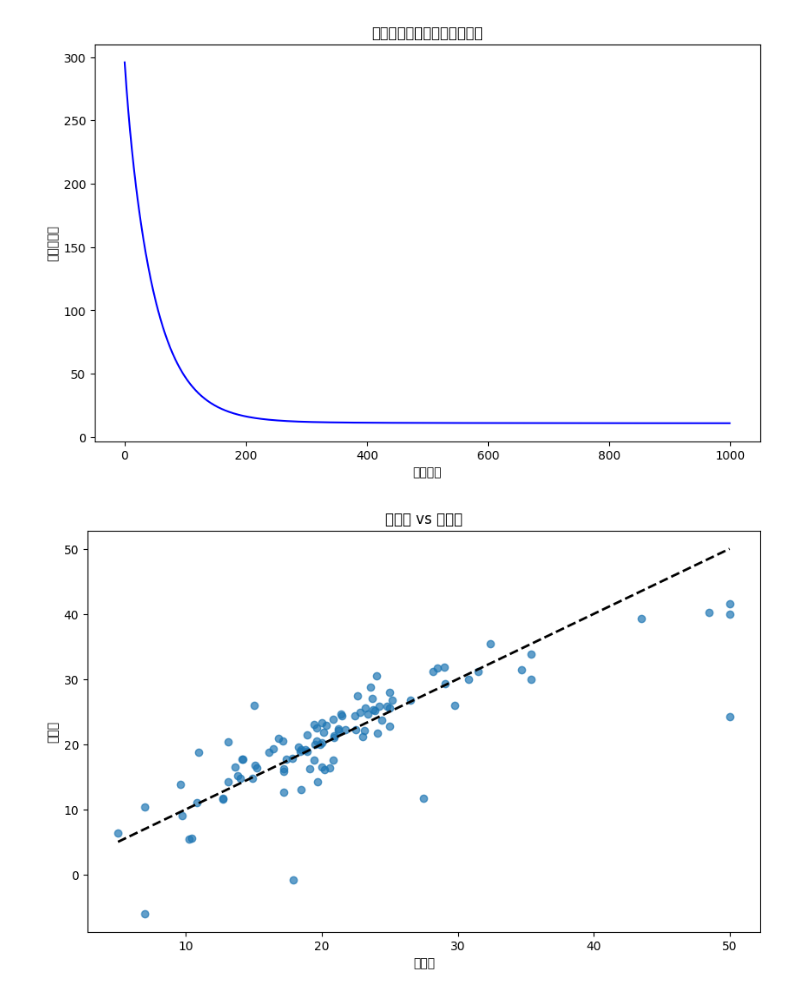
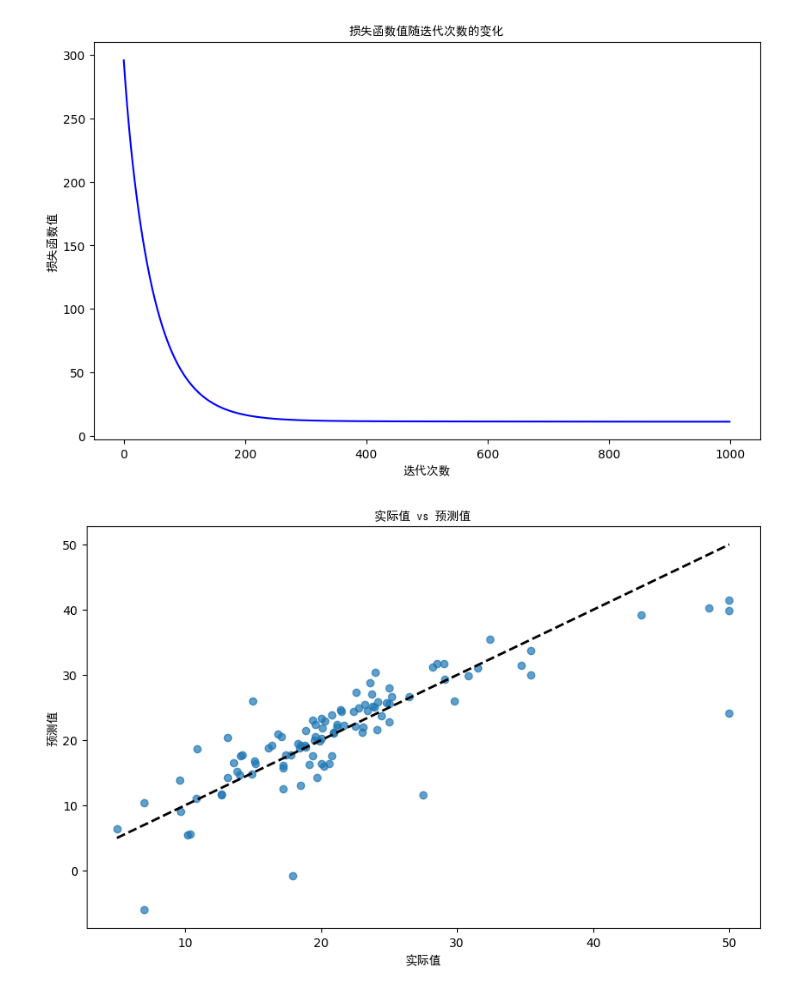
Before and after one commit to xiaoshunren/AI, a Jupyter notebook: Ai-Study/LINEARREGRESSION/boston_house_price.ipynb, the cells around one changed output. Drawn from its saved outputs; the diff is of its cells as text; code cells hidden in the pictures.

```diff
--- a/Ai-Study/LINEARREGRESSION/boston_house_price.ipynb
+++ b/Ai-Study/LINEARREGRESSION/boston_house_price.ipynb
@@ -1,4 +1,6 @@
 # %%
+# -*- coding: utf-8 -*-
+
 import matplotlib.pyplot as plt  # 数据可视化
 import pandas as pd  # 数据处理和分析
 import numpy as np  # 科学计算
@@ -8,6 +10,7 @@ from sklearn.model_selection import train_test_split  # 数据集划分
 from sklearn.preprocessing import StandardScaler  # 数据标准化
 from sklearn.linear_model import LinearRegression  # 线性回归模型
 from sklearn.metrics import mean_squared_error, r2_score  # 模型评估
+
 
 # 影响因素
 # CRIM（人均犯罪率） ; NOX（一氧化氮浓度） ; RM（住宅房间数）; AGE（1940年以前建造的住宅比例）; DIS（距离波士顿五个主要就业中心的加权距离）
@@ -25,7 +28,7 @@ from sklearn.metrics import mean_squared_error, r2_score  # 模型评估
 
 # 加载数据集
 file_path = 'C:\\Users\\10075\\Downloads\\Ai-Study\\DataSet\\Boston Housing.csv'
-data = pd.read_csv(file_path)
+data = pd.read_csv(file_path,encoding='utf-8')
 
 # 修正目标列名，去除多余空格
 data.rename(columns={'medv ': 'medv'}, inplace=True)
@@ -117,38 +120,38 @@ print(f'均方误差 (MSE): {mse}')
 print(f'决定系数 (R²): {r2}')
 
 # 可视化损失函数值随迭代次数的变化
 plt.figure(figsize=(10, 6))
 plt.plot(range(iterations), cost_history, 'b')
-plt.xlabel('迭代次数')
-plt.ylabel('损失函数值')
-plt.title('损失函数值随迭代次数的变化')
+plt.xlabel('迭代次数', fontproperties='SimHei')
+plt.ylabel('损失函数值', fontproperties='SimHei')
+plt.title('损失函数值随迭代次数的变化', fontproperties='SimHei')
 plt.show()
 
 # 可视化预测值与实际值
 plt.figure(figsize=(10, 6))
 plt.scatter(y_test, y_pred, alpha=0.7)
 plt.plot([y_test.min(), y_test.max()], [y_test.min(), y_test.max()], 'k--', lw=2)
-plt.xlabel('实际值')
-plt.ylabel('预测值')
-plt.title('实际值 vs 预测值')
+plt.xlabel('实际值', fontproperties='SimHei')
+plt.ylabel('预测值', fontproperties='SimHei')
+plt.title('实际值 vs 预测值', fontproperties='SimHei')
 plt.show()
 # %% [output]
 <class 'pandas.core.frame.DataFrame'>
 RangeIndex: 506 entries, 0 to 505
 Data columns (total 14 columns):
  #   Column   Non-Null Count  Dtype
 ---  ------   --------------  -----
  0   crim     506 non-null    float64
  1   zn       506 non-null    float64
  2   indus    506 non-null    float64
  3   chas     506 non-null    int64
  4   nox      506 non-null    float64
  5   rm       506 non-null    float64
  6   age      506 non-null    float64
 ... (17 lines left out)
 迭代次数 800: 损失函数值 = 10.981844723952083
 迭代次数 900: 损失函数值 = 10.952652078201904
 均方误差 (MSE): 25.34969307651814
 决定系数 (R²): 0.654324487513505
-[figure, old version]
+[figure, new version]
-[figure, old version]
+[figure, new version]
```
